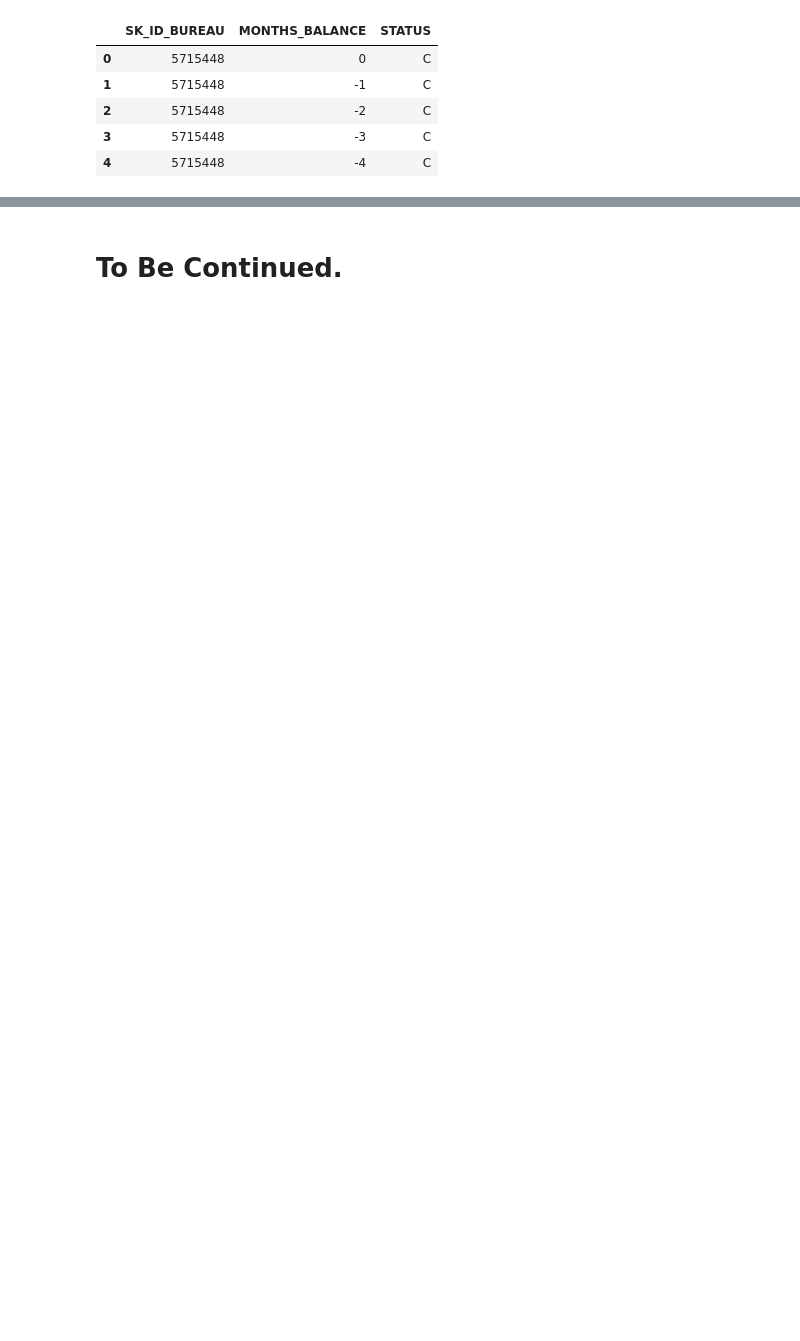
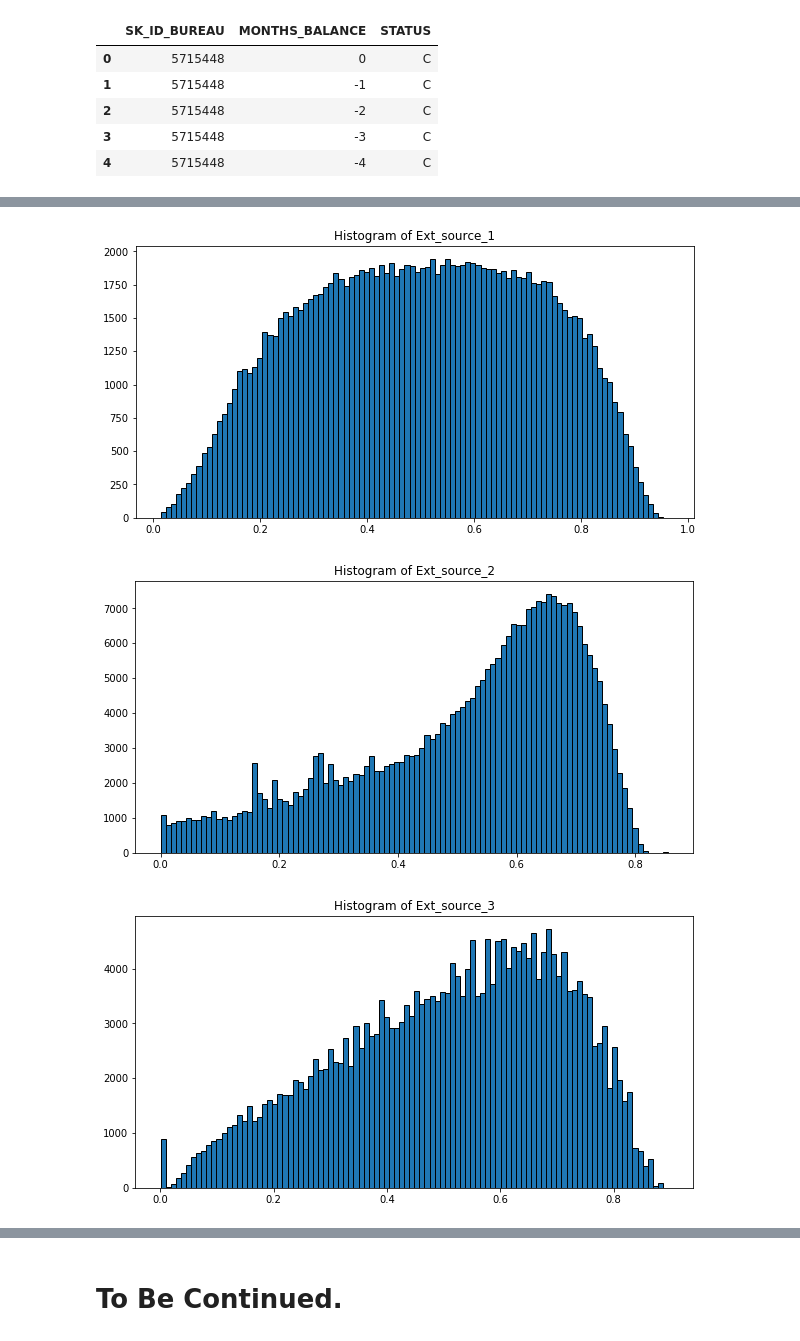
Before and after one commit to terrancexia/Home-Credit-Default-Risk-, a Jupyter notebook: Home Credit Default Risk.ipynb, the cells around one changed output, grey strips where cells are left out. Saved outputs shown, nothing was run; the diff lists cells and outputs as text; code cells hidden in the pictures; blank space fills up the shorter version.

```diff
--- a/Home Credit Default Risk.ipynb
+++ b/Home Credit Default Risk.ipynb
@@ -129,0 +195,14 @@ ins_pmt.head()
+# %%
+# Delete the columns related to current living area detailed measurement.
+app_train1 = app_train.drop(['COMMONAREA_MEDI', 'COMMONAREA_AVG', 'COMMONAREA_MODE', 'NONLIVINGAPARTMENTS_MODE',
+                             'NONLIVINGAPARTMENTS_MEDI', 'NONLIVINGAPARTMENTS_AVG', 'FONDKAPREMONT_MODE',
+                             'LIVINGAPARTMENTS_MEDI', 'LIVINGAPARTMENTS_MODE', 'LIVINGAPARTMENTS_AVG',
+                             'FLOORSMIN_MEDI', 'FLOORSMIN_MODE', 'FLOORSMIN_AVG', 'YEARS_BUILD_MEDI',
+                             'YEARS_BUILD_AVG', 'YEARS_BUILD_MODE', 'OWN_CAR_AGE', 'LANDAREA_MODE', 'LANDAREA_AVG',
+                             'LANDAREA_MEDI', 'BASEMENTAREA_MEDI', 'BASEMENTAREA_AVG', 'BASEMENTAREA_MODE',
+                             'NONLIVINGAREA_MEDI', 'NONLIVINGAREA_AVG', 'NONLIVINGAREA_MODE', 'ELEVATORS_MODE',
+                             'ELEVATORS_AVG', 'ELEVATORS_MEDI', 'WALLSMATERIAL_MODE', 'APARTMENTS_MODE', 'APARTMENTS_AVG',
+                             'APARTMENTS_MEDI', 'ENTRANCES_MEDI', 'ENTRANCES_MODE', 'ENTRANCES_AVG', 'LIVINGAREA_MEDI',
+                             'LIVINGAREA_MODE', 'LIVINGAREA_AVG', 'HOUSETYPE_MODE', 'FLOORSMAX_MODE', 'FLOORSMAX_MEDI',
+                             'FLOORSMAX_AVG', 'YEARS_BEGINEXPLUATATION_MEDI', 'YEARS_BEGINEXPLUATATION_AVG',
+                             'YEARS_BEGINEXPLUATATION_MODE', 'TOTALAREA_MODE','EMERGENCYSTATE_MODE'], axis=1)
@@ -129,0 +250,20 @@ ins_pmt.head()
+# %%
+#Plot out the distribution for EXT_SOURCE_1, EXT_SOURCE_2, EXT_SOURCE_3
+plt.figure(figsize =(10,5))
+plt.hist(app_train1['EXT_SOURCE_1'], edgecolor='black', bins = 100)
+plt.title("Histogram of Ext_source_1")
+
+plt.figure(figsize=(10,5))
+plt.hist(app_train1['EXT_SOURCE_2'], edgecolor='black', bins = 100)
+plt.title("Histogram of Ext_source_2")
+
+plt.figure(figsize=(10,5))
+plt.hist(app_train1['EXT_SOURCE_3'], edgecolor='black', bins = 100)
+plt.title("Histogram of Ext_source_3")
+
+
+plt.show()
+# %% [output]
+[figure, added]
+[figure, added]
+[figure, added]
```
Also changed, not shown: parts of 22 cells of this notebook.
